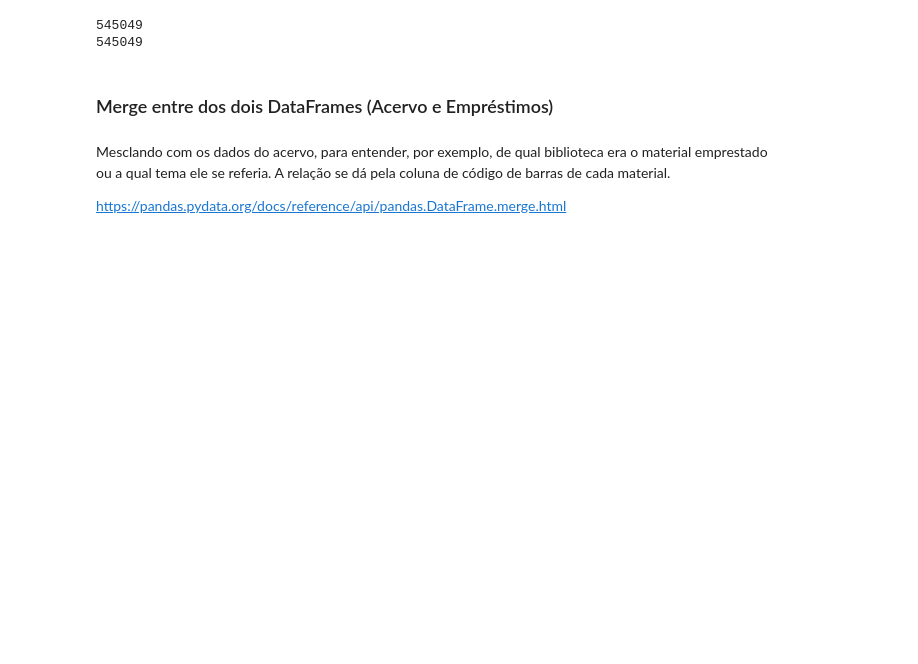
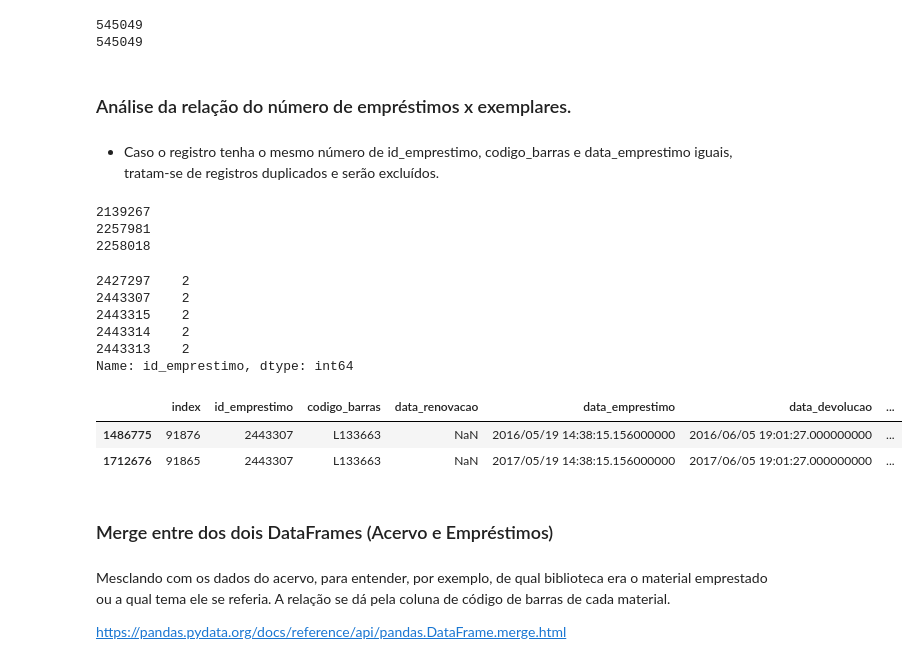
Before and after one commit to avellar1975/7DaysOfCode, a Jupyter notebook: 7DaysOfCode.ipynb, the cells around one changed output. Drawn from its saved outputs; the diff is of its cells as text; code cells hidden in the pictures; blank space fills up the shorter version.

```diff
--- a/7DaysOfCode.ipynb
+++ b/7DaysOfCode.ipynb
@@ -180,3 +173,7 @@ print(len(acervo_df))
 # %% [output]
 545049
 545049
+# %% [markdown]
+### Análise da relação do número de empréstimos x exemplares.
+# %% [markdown]
+* Caso o registro tenha o mesmo número de id_emprestimo, codigo_barras e data_emprestimo iguais, tratam-se de registros duplicados e serão excluídos.
@@ -183,3 +182,26 @@ print(len(acervo_df))
+# %%
+print(emprestimos_df['id_emprestimo'].nunique())
+print(len(emprestimos_df))
+print(len(tabela_x))
+# %% [output]
+2139267
+2257981
+2258018
+# %%
+emprestimos_df['id_emprestimo'].value_counts().head()
+# %% [output]
+2427297    2
+2443307    2
+2443315    2
+2443314    2
+2443313    2
+Name: id_emprestimo, dtype: int64
+# %%
+tabela_x.query("id_emprestimo == 2443307")
+# %% [output]
+|  | index | id_emprestimo | codigo_barras | data_renovacao | data_emprestimo | data_devolucao | ... |
+| 1486775 | 91876 | 2443307 | L133663 | NaN | 2016/05/19 14:38:15.156000000 | 2016/06/05 19:01:27.000000000 | ... |
+| 1712676 | 91865 | 2443307 | L133663 | NaN | 2017/05/19 14:38:15.156000000 | 2017/06/05 19:01:27.000000000 | ... |
 # %% [markdown]
 ### Merge entre dos dois DataFrames (Acervo e Empréstimos)
 # %% [markdown]
```
Also changed, not shown: parts of 20 cells of this notebook.
